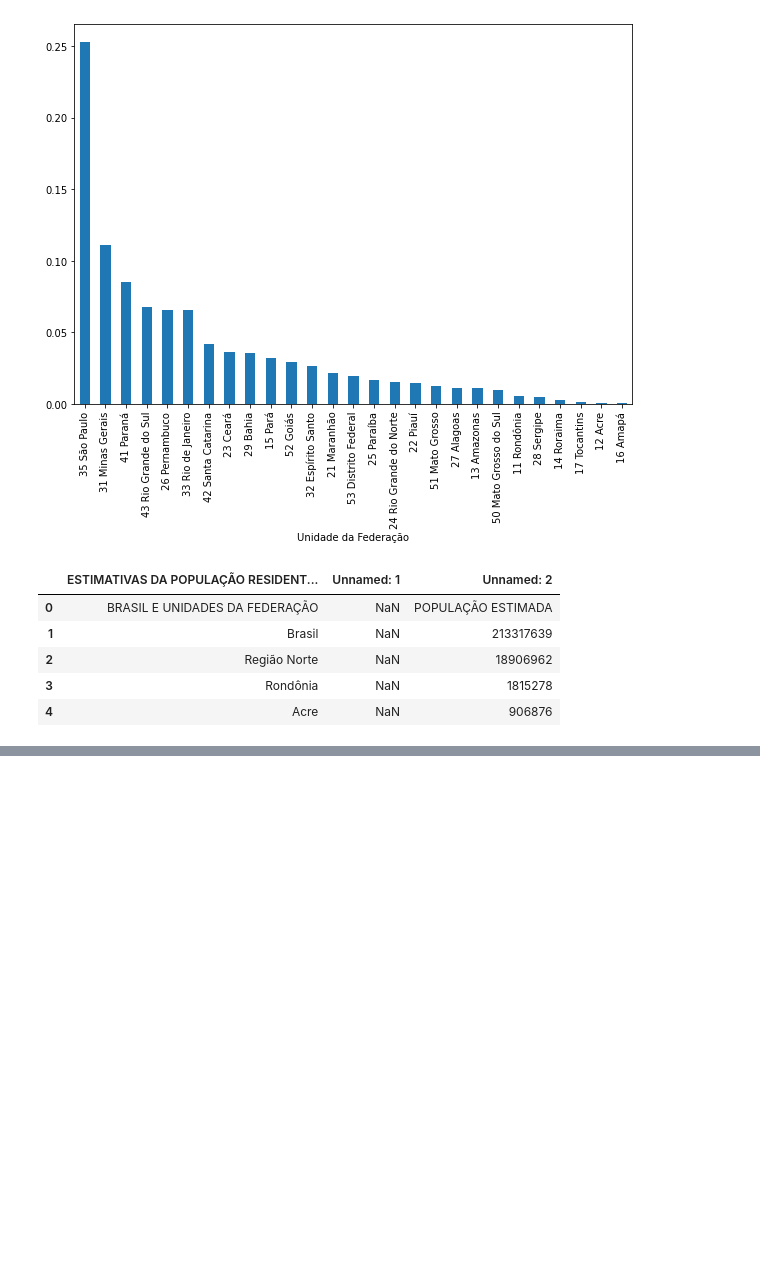
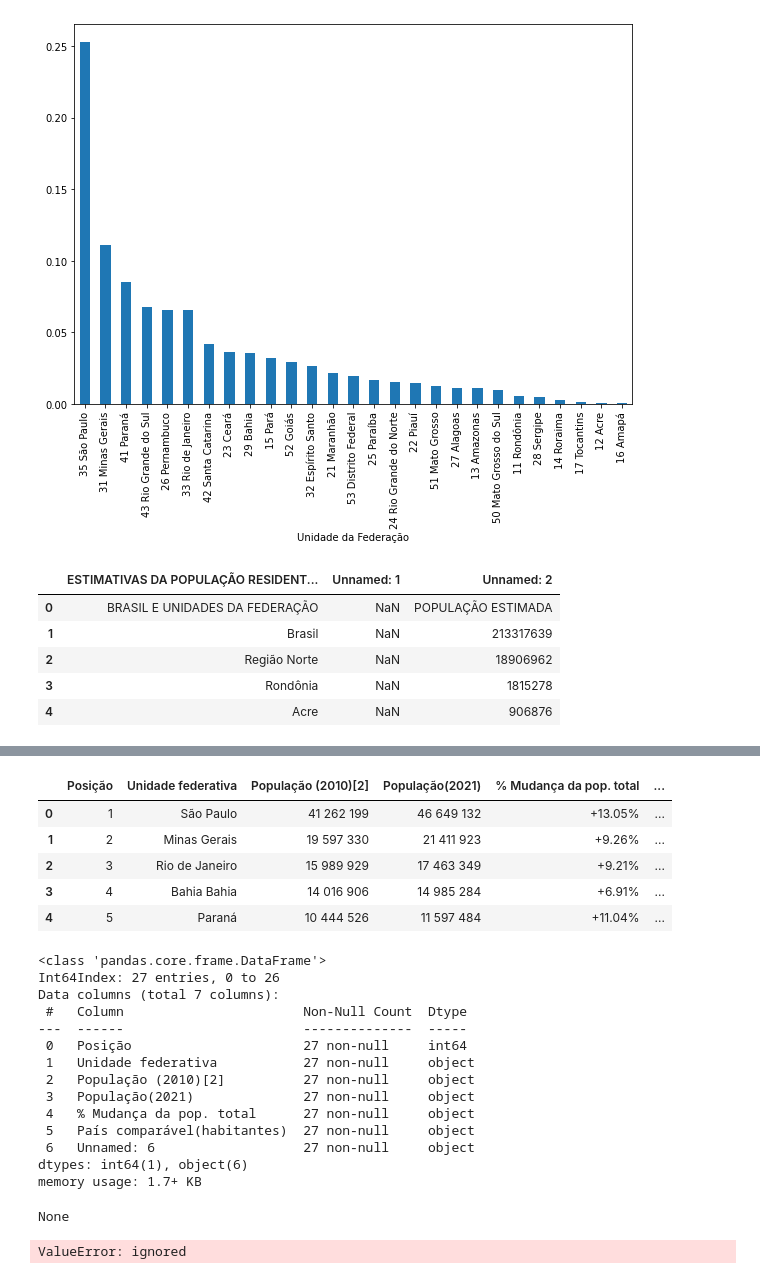
Before and after one commit to paulo-lins/EDA_datasus, a Jupyter notebook: EDA_tabnet.ipynb, the cells around one changed output, grey strips where cells are left out. Drawn from its saved outputs; the diff is of its cells as text; code cells hidden in the pictures; blank space fills up the shorter version.

```diff
--- a/EDA_tabnet.ipynb
+++ b/EDA_tabnet.ipynb
@@ -783,0 +773,33 @@ pd.read_csv(population_data_IO, sep='\t')
+# %%
+# Now we´ll need to use a pandas functions dropna, astype, display and maybe more!
+# we need to check if the numeric data in our dataframe is really numbers
+population_2021 = population_2021.dropna()
+display(population_2021.head())
+display(population_2021.info()) #note: população (population at 2021 and 2010) is an object! But we can change that!
+# %% [output]
+|  | Posição | Unidade federativa | População (2010)[2] | População(2021) | % Mudança da pop. total | ... |
+| 0 | 1 | São Paulo | 41 262 199 | 46 649 132 | +13.05% | ... |
+| 1 | 2 | Minas Gerais | 19 597 330 | 21 411 923 | +9.26% | ... |
+| 2 | 3 | Rio de Janeiro | 15 989 929 | 17 463 349 | +9.21% | ... |
+| 3 | 4 | Bahia Bahia | 14 016 906 | 14 985 284 | +6.91% | ... |
+| 4 | 5 | Paraná | 10 444 526 | 11 597 484 | +11.04% | ... |
+<class 'pandas.core.frame.DataFrame'>
+Int64Index: 27 entries, 0 to 26
+Data columns (total 7 columns):
+ #   Column                       Non-Null Count  Dtype
+---  ------                       --------------  -----
+ 0   Posição                      27 non-null     int64
+ 1   Unidade federativa           27 non-null     object
+ 2   População (2010)[2]          27 non-null     object
+ 3   População(2021)              27 non-null     object
+ 4   % Mudança da pop. total      27 non-null     object
+ 5   País comparável(habitantes)  27 non-null     object
+ 6   Unnamed: 6                   27 non-null     object
+dtypes: int64(1), object(6)
+memory usage: 1.7+ KB
+None
+# %%
+# we need to check if the numeric data in our dataframe is really numbers
+population_2021['População(2021)'].astype(int)
+# %% [output]
+ValueError: ignored
```
Also changed, not shown: parts of 6 cells of this notebook.
